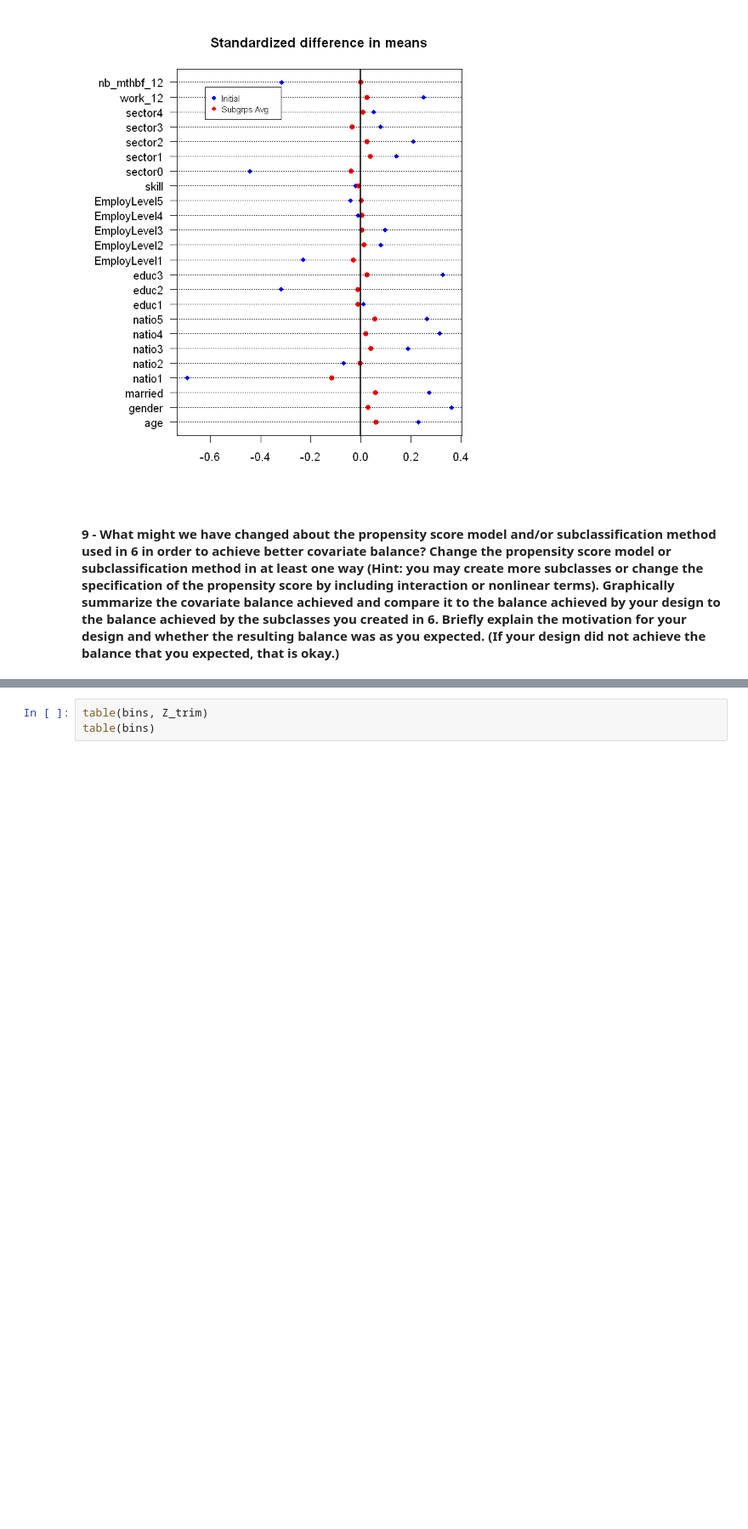
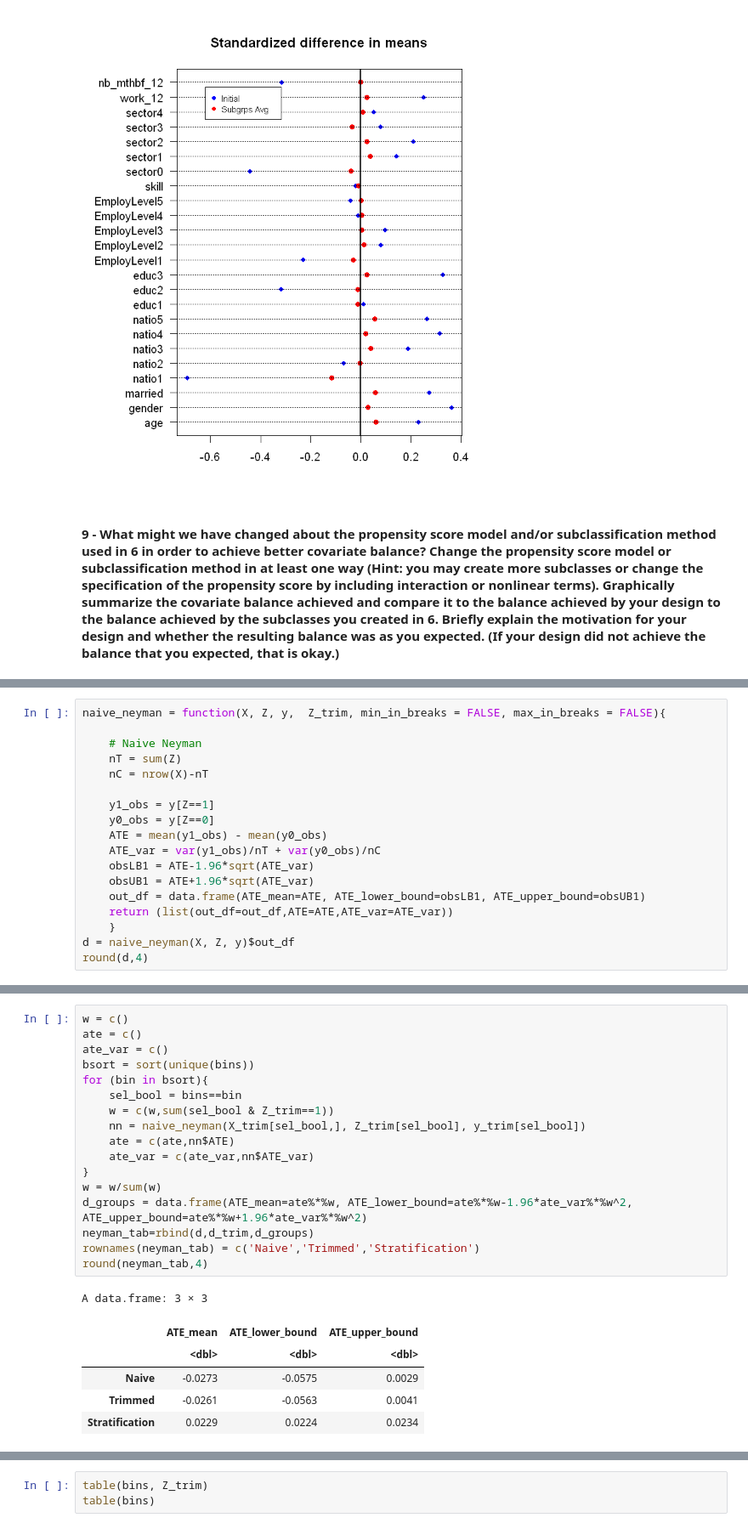
Before and after one commit to peppusnight/BayesianInference, a Jupyter notebook: Assignment_Mealli/Luxembourg_Training_Program.ipynb, the cells around one changed output, grey strips where cells are left out. Shown: that part at 85% size. Cells and saved outputs as stored; diff of their text form; blank space fills up the shorter version.

```diff
--- a/Assignment_Mealli/Luxembourg_Training_Program.ipynb
+++ b/Assignment_Mealli/Luxembourg_Training_Program.ipynb
@@ -450,0 +539,18 @@ A data.frame: 24 × 6
+# %%
+naive_neyman = function(X, Z, y,  Z_trim, min_in_breaks = FALSE, max_in_breaks = FALSE){
+
+    # Naive Neyman
+    nT = sum(Z)
+    nC = nrow(X)-nT
+
+    y1_obs = y[Z==1]
+    y0_obs = y[Z==0]
+    ATE = mean(y1_obs) - mean(y0_obs)
+    ATE_var = var(y1_obs)/nT + var(y0_obs)/nC
+    obsLB1 = ATE-1.96*sqrt(ATE_var)
+    obsUB1 = ATE+1.96*sqrt(ATE_var)
+    out_df = data.frame(ATE_mean=ATE, ATE_lower_bound=obsLB1, ATE_upper_bound=obsUB1)
+    return (list(out_df=out_df,ATE=ATE,ATE_var=ATE_var))
+    }
+d = naive_neyman(X, Z, y)$out_df
+round(d,4)
@@ -450,0 +579,24 @@ A data.frame: 24 × 6
+# %%
+w = c()
+ate = c()
+ate_var = c()
+bsort = sort(unique(bins))
+for (bin in bsort){
+    sel_bool = bins==bin
+    w = c(w,sum(sel_bool & Z_trim==1))
+    nn = naive_neyman(X_trim[sel_bool,], Z_trim[sel_bool], y_trim[sel_bool])
+    ate = c(ate,nn$ATE)
+    ate_var = c(ate_var,nn$ATE_var)
+}
+w = w/sum(w)
+d_groups = data.frame(ATE_mean=ate%*%w, ATE_lower_bound=ate%*%w-1.96*ate_var%*%w^2, ATE_upper_bound=ate%*%w+1.96*ate_var%*%w^2)
+neyman_tab=rbind(d,d_trim,d_groups)
+rownames(neyman_tab) = c('Naive','Trimmed','Stratification')
+round(neyman_tab,4)
+# %% [output]
+A data.frame: 3 × 3
+|  | ATE_mean | ATE_lower_bound | ATE_upper_bound |
+|  | <dbl> | <dbl> | <dbl> |
+| Naive | -0.0273 | -0.0575 | 0.0029 |
+| Trimmed | -0.0261 | -0.0563 | 0.0041 |
+| Stratification | 0.0229 | 0.0224 | 0.0234 |
```
Also changed, not shown: parts of 28 cells of this notebook.
